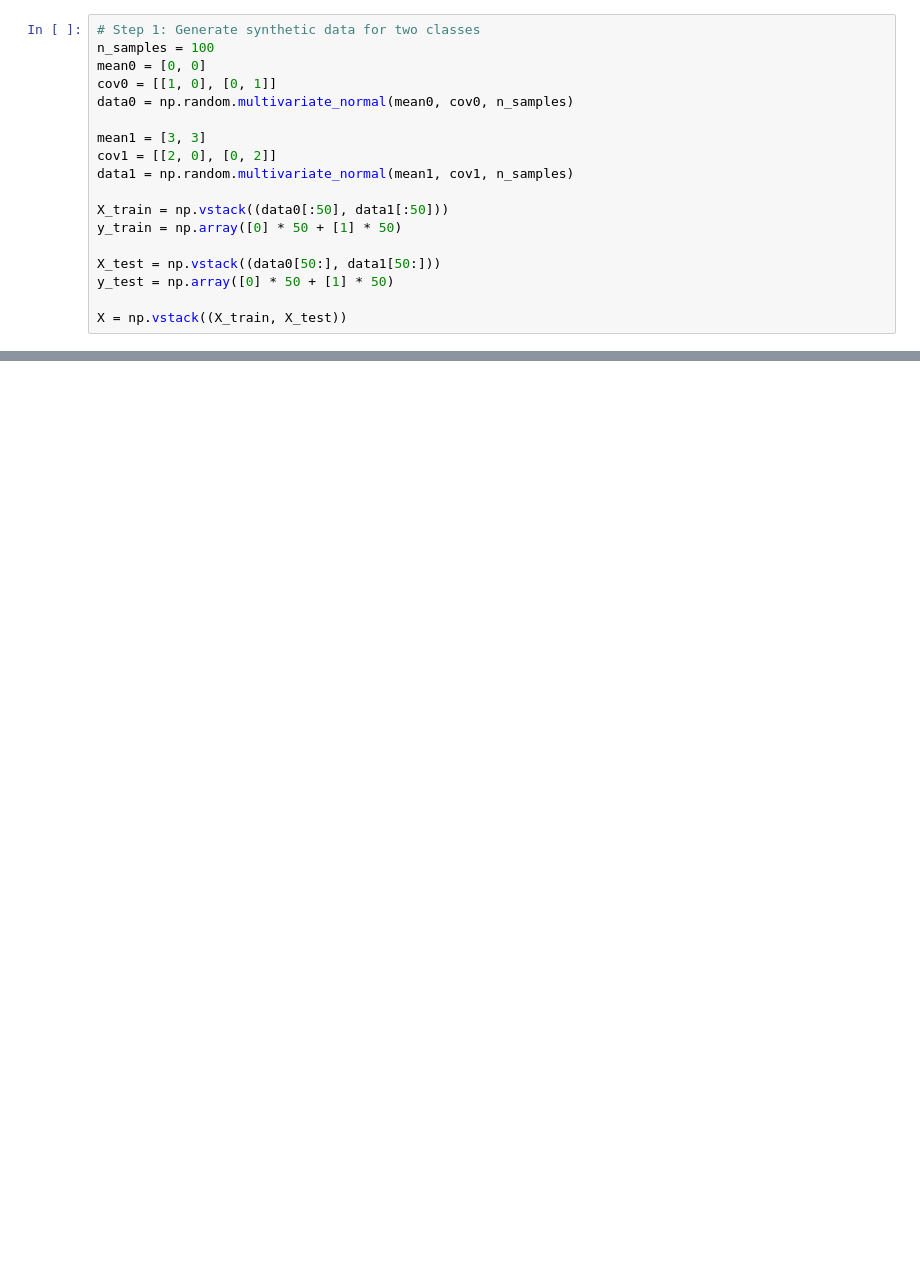
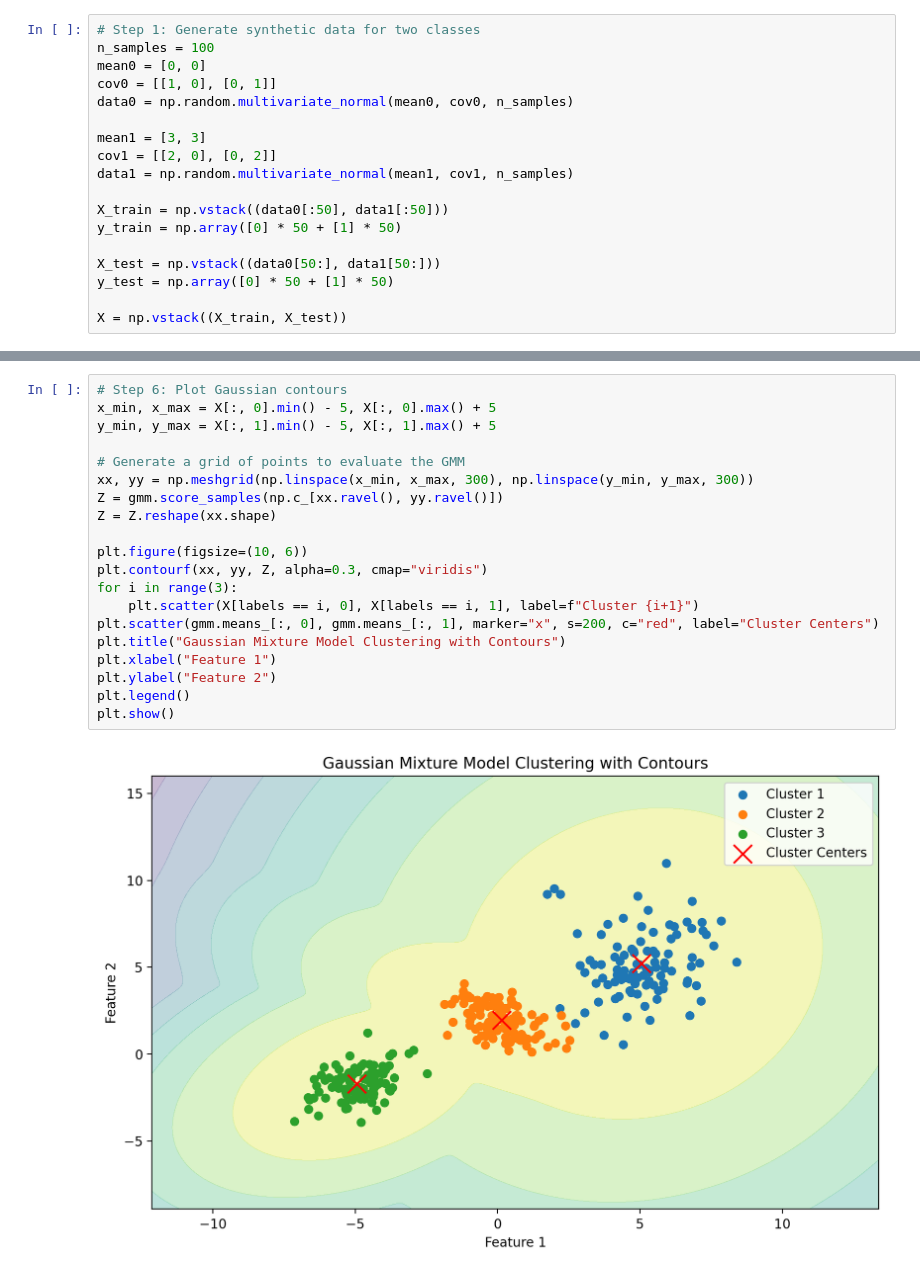
Before and after one commit to jzsmoreno/Workflow, a Jupyter notebook: mlcourse/src/A2_Gaussian_Mixture.ipynb, the cells around one changed output, grey strips where cells are left out. Cells and saved outputs as stored; diff of their text form; blank space fills up the shorter version.

```diff
--- a/mlcourse/src/A2_Gaussian_Mixture.ipynb
+++ b/mlcourse/src/A2_Gaussian_Mixture.ipynb
@@ -120,0 +204,22 @@ Adjusted Rand Index: 1.0
+# %%
+# Step 6: Plot Gaussian contours
+x_min, x_max = X[:, 0].min() - 5, X[:, 0].max() + 5
+y_min, y_max = X[:, 1].min() - 5, X[:, 1].max() + 5
+
+# Generate a grid of points to evaluate the GMM
+xx, yy = np.meshgrid(np.linspace(x_min, x_max, 300), np.linspace(y_min, y_max, 300))
+Z = gmm.score_samples(np.c_[xx.ravel(), yy.ravel()])
+Z = Z.reshape(xx.shape)
+
+plt.figure(figsize=(10, 6))
+plt.contourf(xx, yy, Z, alpha=0.3, cmap="viridis")
+for i in range(3):
+    plt.scatter(X[labels == i, 0], X[labels == i, 1], label=f"Cluster {i+1}")
+plt.scatter(gmm.means_[:, 0], gmm.means_[:, 1], marker="x", s=200, c="red", label="Cluster Centers")
+plt.title("Gaussian Mixture Model Clustering with Contours")
+plt.xlabel("Feature 1")
+plt.ylabel("Feature 2")
+plt.legend()
+plt.show()
+# %% [output]
+[figure, added]
```
Also changed, not shown: parts of 7 cells of this notebook.
